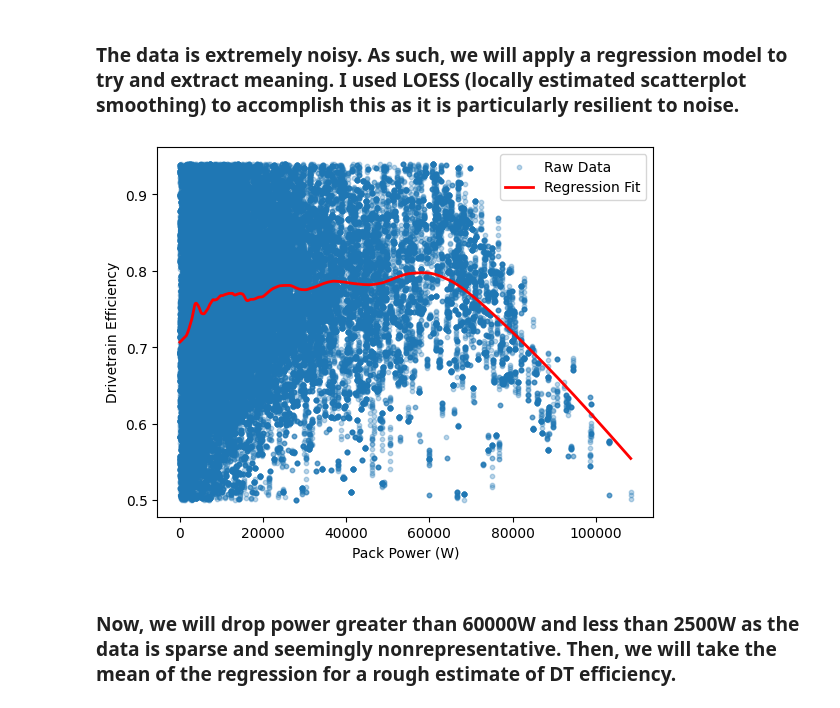
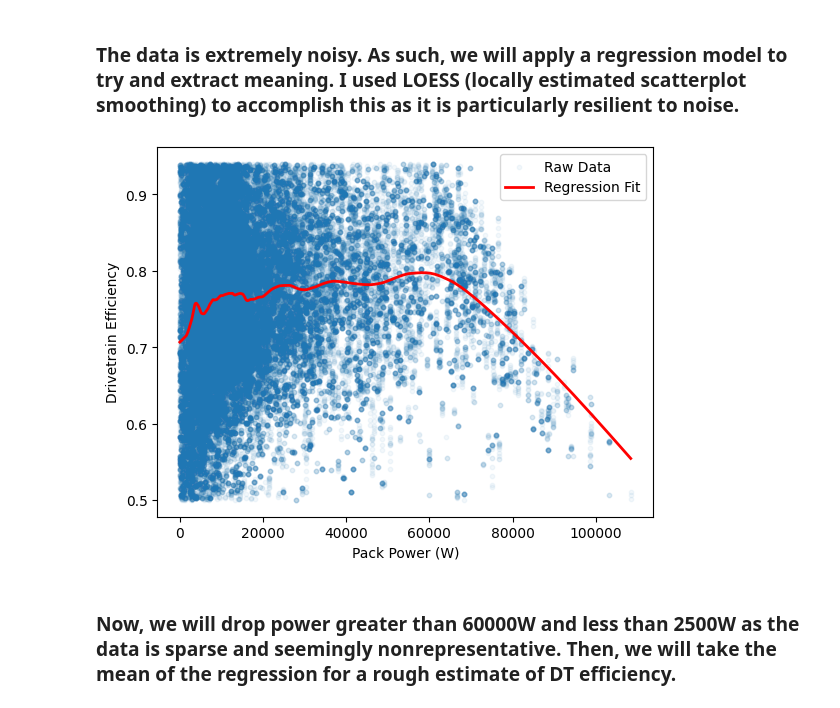
Before and after one commit to noahkae/UCR_03_Cooling_Data, a Jupyter notebook: study-endurance.ipynb, the cells around one changed output. Saved outputs shown, nothing was run; the diff lists cells and outputs as text; code cells hidden in the pictures.

```diff
--- a/study-endurance.ipynb
+++ b/study-endurance.ipynb
@@ -60,18 +60,18 @@ plt.show()
 # %%
 from statsmodels.nonparametric.smoothers_lowess import lowess
 
 x = endurance_df['pack power']
 y = endurance_df['dt efficiency']
 reg_fit = lowess(y, x, frac=0.1)
 
-plt.scatter(x, y, s=10, alpha=0.3, label='Raw Data')
+plt.scatter(x, y, s=10, alpha=0.05, label='Raw Data')
 plt.plot(reg_fit[:, 0], reg_fit[:, 1], color='red', linewidth=2, label='Regression Fit')
 plt.legend()
 plt.xlabel('Pack Power (W)')
 plt.ylabel('Drivetrain Efficiency')
 plt.show()
 # %% [output]
-[figure, old version]
+[figure, new version]
 # %% [markdown]
 ### Now, we will drop power greater than 60000W and less than 2500W as the data is sparse and seemingly nonrepresentative. Then, we will take the mean of the regression for a rough estimate of DT efficiency.
 # %%
```
